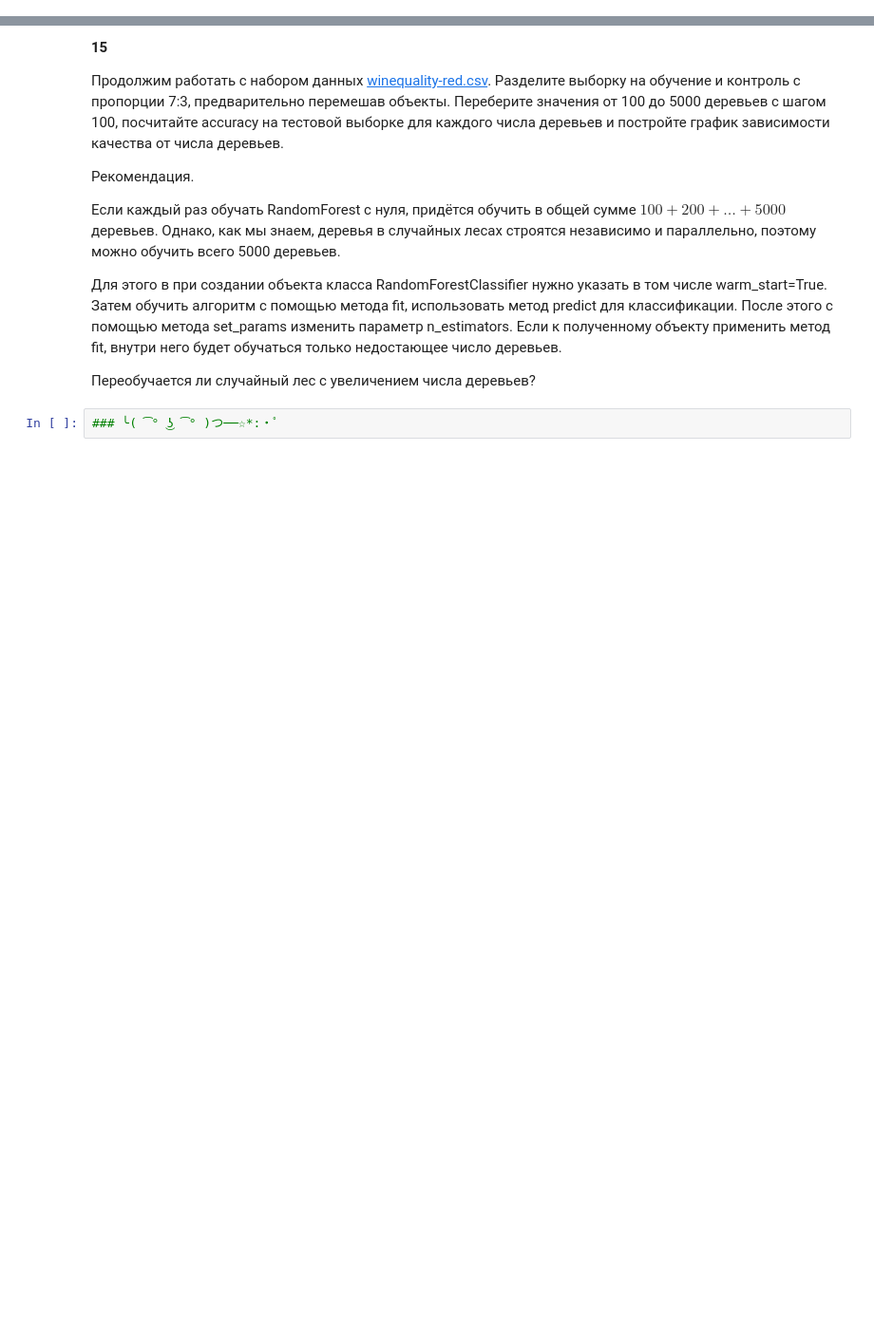
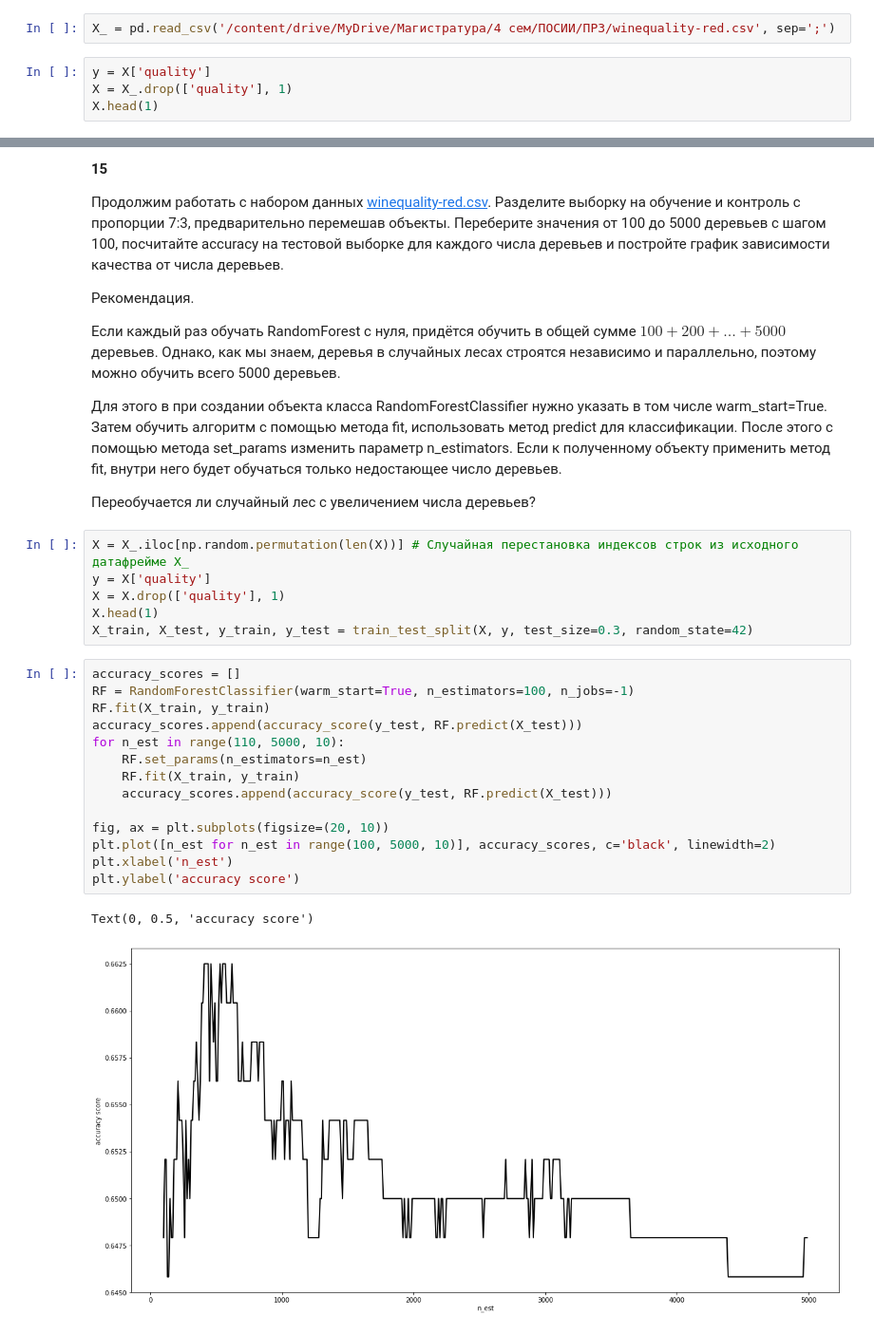
Before and after one commit to ccataha/POSII, a Jupyter notebook: Ландызин_ПОСИИ_ПР3.ipynb, the cells around one changed output, grey strips where cells are left out. Shown at 95% size. Drawn from its saved outputs; the diff is of its cells as text; blank space fills up the shorter version.

```diff
--- a/Ландызин_ПОСИИ_ПР3.ipynb
+++ b/Ландызин_ПОСИИ_ПР3.ipynb
@@ -698,0 +854,6 @@ __14__
+# %%
+X_ = pd.read_csv('/content/drive/MyDrive/Магистратура/4 cем/ПОСИИ/ПР3/winequality-red.csv', sep=';')
+# %%
+y = X['quality']
+X = X_.drop(['quality'], 1)
+X.head(1)
@@ -712,5 +902,26 @@ __15__
 Для этого в при создании объекта класса RandomForestClassifier нужно указать в том числе warm_start=True. Затем обучить алгоритм с помощью метода fit, использовать метод predict для классификации. После этого с помощью метода set_params изменить параметр n_estimators. Если к полученному объекту применить метод fit, внутри него будет обучаться только недостающее число деревьев.
 
 Переобучается ли случайный лес с увеличением числа деревьев?
-# %%
-### ╰( ͡° ͜ʖ ͡° )つ──☆*:・ﾟ
+# %%
+X = X_.iloc[np.random.permutation(len(X))] # Случайная перестановка индексов строк из исходного датафрейме X_
+y = X['quality']
+X = X.drop(['quality'], 1)
+X.head(1)
+X_train, X_test, y_train, y_test = train_test_split(X, y, test_size=0.3, random_state=42)
+# %%
+accuracy_scores = []
+RF = RandomForestClassifier(warm_start=True, n_estimators=100, n_jobs=-1)
+RF.fit(X_train, y_train)
+accuracy_scores.append(accuracy_score(y_test, RF.predict(X_test)))
+for n_est in range(110, 5000, 10):
+    RF.set_params(n_estimators=n_est)
+    RF.fit(X_train, y_train)
+    accuracy_scores.append(accuracy_score(y_test, RF.predict(X_test)))
+
+fig, ax = plt.subplots(figsize=(20, 10))
+plt.plot([n_est for n_est in range(100, 5000, 10)], accuracy_scores, c='black', linewidth=2)
+plt.xlabel('n_est')
+plt.ylabel('accuracy score')
+# %% [output]
+Text(0, 0.5, 'accuracy score')
+[figure, added]
```
Also changed, not shown: parts of 29 cells of this notebook.
